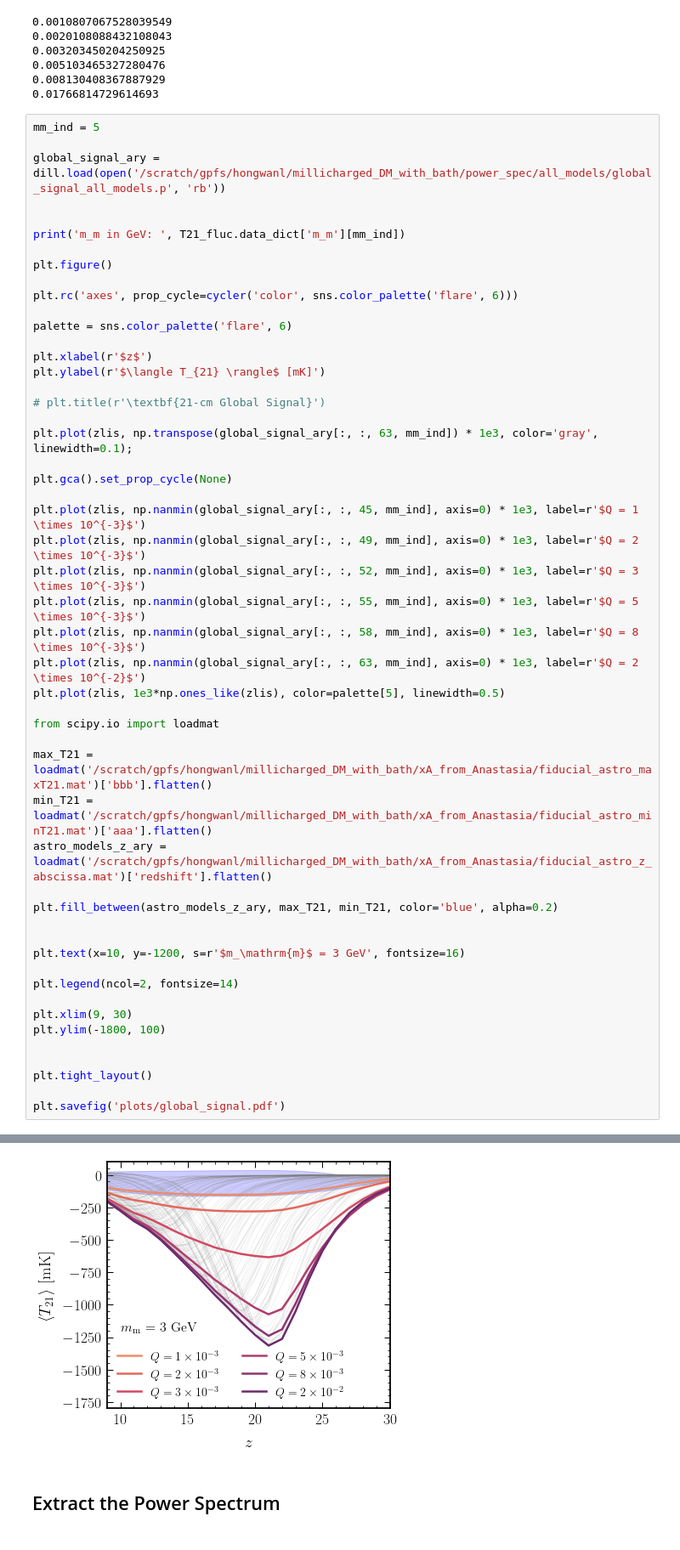
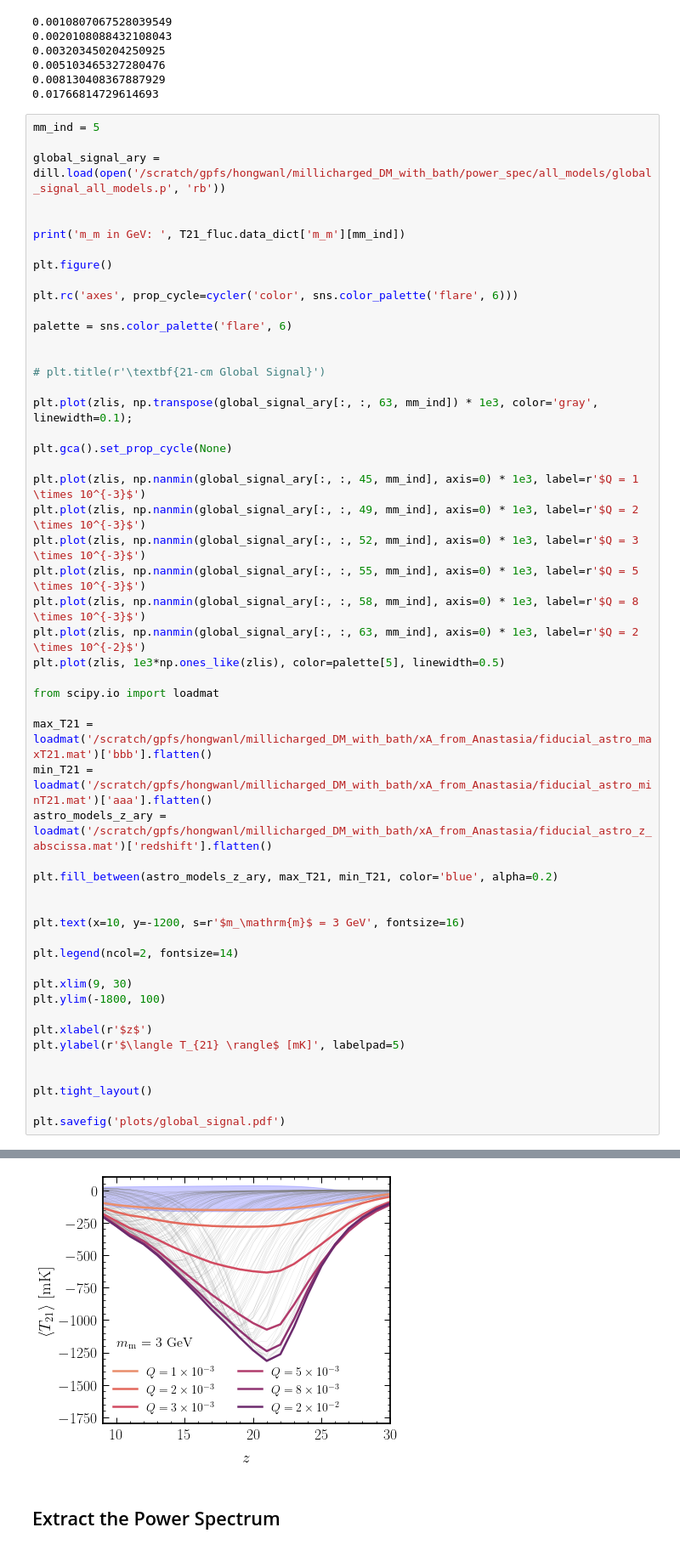
Before and after one commit to hongwanliu/millicharged_DM_with_bath, a Jupyter notebook: notebooks/combine_diff_models.ipynb, the cells around one changed output, grey strips where cells are left out. Shown at 85% size. Cells and saved outputs as stored; diff of their text form.

```diff
--- a/notebooks/combine_diff_models.ipynb
+++ b/notebooks/combine_diff_models.ipynb
@@ -184,8 +184,6 @@ plt.rc('axes', prop_cycle=cycler('color', sns.color_palette('flare', 6)))
 
 palette = sns.color_palette('flare', 6)
 
-plt.xlabel(r'$z$')
-plt.ylabel(r'$\langle T_{21} \rangle$ [mK]')
 
 # plt.title(r'\textbf{21-cm Global Signal}')
 
@@ -196,34 +194,37 @@ plt.gca().set_prop_cycle(None)
 plt.plot(zlis, np.nanmin(global_signal_ary[:, :, 45, mm_ind], axis=0) * 1e3, label=r'$Q = 1 \times 10^{-3}$')
 plt.plot(zlis, np.nanmin(global_signal_ary[:, :, 49, mm_ind], axis=0) * 1e3, label=r'$Q = 2 \times 10^{-3}$')
 plt.plot(zlis, np.nanmin(global_signal_ary[:, :, 52, mm_ind], axis=0) * 1e3, label=r'$Q = 3 \times 10^{-3}$')
 plt.plot(zlis, np.nanmin(global_signal_ary[:, :, 55, mm_ind], axis=0) * 1e3, label=r'$Q = 5 \times 10^{-3}$')
 plt.plot(zlis, np.nanmin(global_signal_ary[:, :, 58, mm_ind], axis=0) * 1e3, label=r'$Q = 8 \times 10^{-3}$')
 plt.plot(zlis, np.nanmin(global_signal_ary[:, :, 63, mm_ind], axis=0) * 1e3, label=r'$Q = 2 \times 10^{-2}$')
 plt.plot(zlis, 1e3*np.ones_like(zlis), color=palette[5], linewidth=0.5)
 
 from scipy.io import loadmat
 
 max_T21 = loadmat('/scratch/gpfs/hongwanl/millicharged_DM_with_bath/xA_from_Anastasia/fiducial_astro_maxT21.mat')['bbb'].flatten()
 min_T21 = loadmat('/scratch/gpfs/hongwanl/millicharged_DM_with_bath/xA_from_Anastasia/fiducial_astro_minT21.mat')['aaa'].flatten()
 astro_models_z_ary = loadmat('/scratch/gpfs/hongwanl/millicharged_DM_with_bath/xA_from_Anastasia/fiducial_astro_z_abscissa.mat')['redshift'].flatten()
 
 plt.fill_between(astro_models_z_ary, max_T21, min_T21, color='blue', alpha=0.2)
 
 
 plt.text(x=10, y=-1200, s=r'$m_\mathrm{m}$ = 3 GeV', fontsize=16)
 
 plt.legend(ncol=2, fontsize=14)
 
 plt.xlim(9, 30)
 plt.ylim(-1800, 100)
 
+plt.xlabel(r'$z$')
+plt.ylabel(r'$\langle T_{21} \rangle$ [mK]', labelpad=5)
+
 
 plt.tight_layout()
 
 plt.savefig('plots/global_signal.pdf')
 # %% [output]
 m_m in GeV:  3.0
-[figure, old version]
+[figure, new version]
 # %% [markdown]
 ## Extract the Power Spectrum
 # %% [markdown]
```
Also changed, not shown: parts of 4 cells of this notebook, 4 other files.
